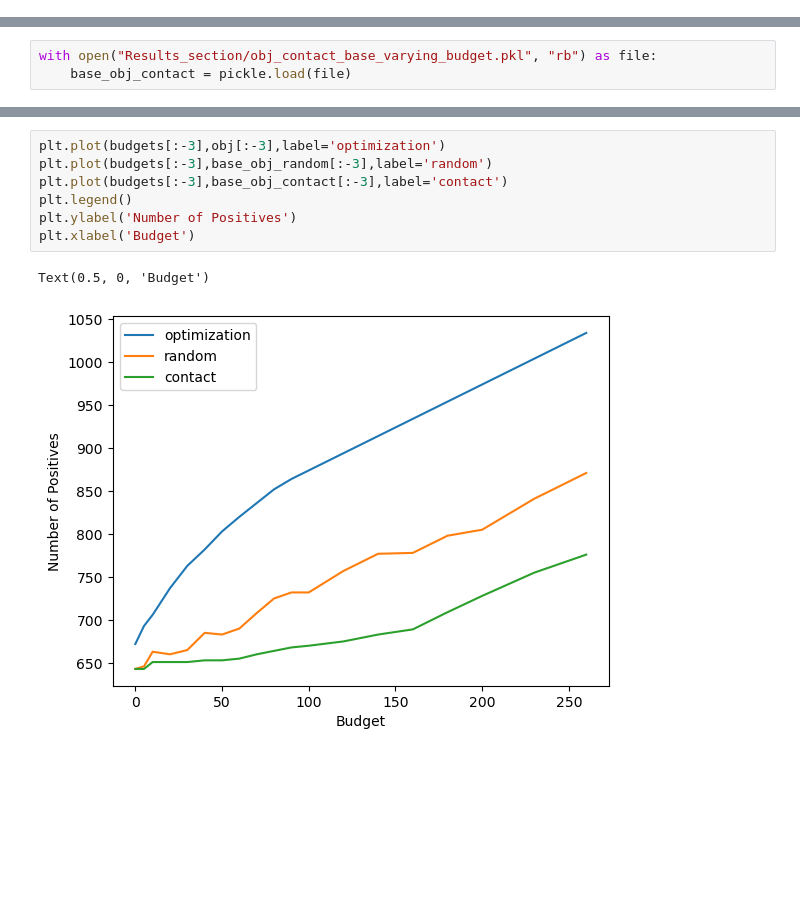
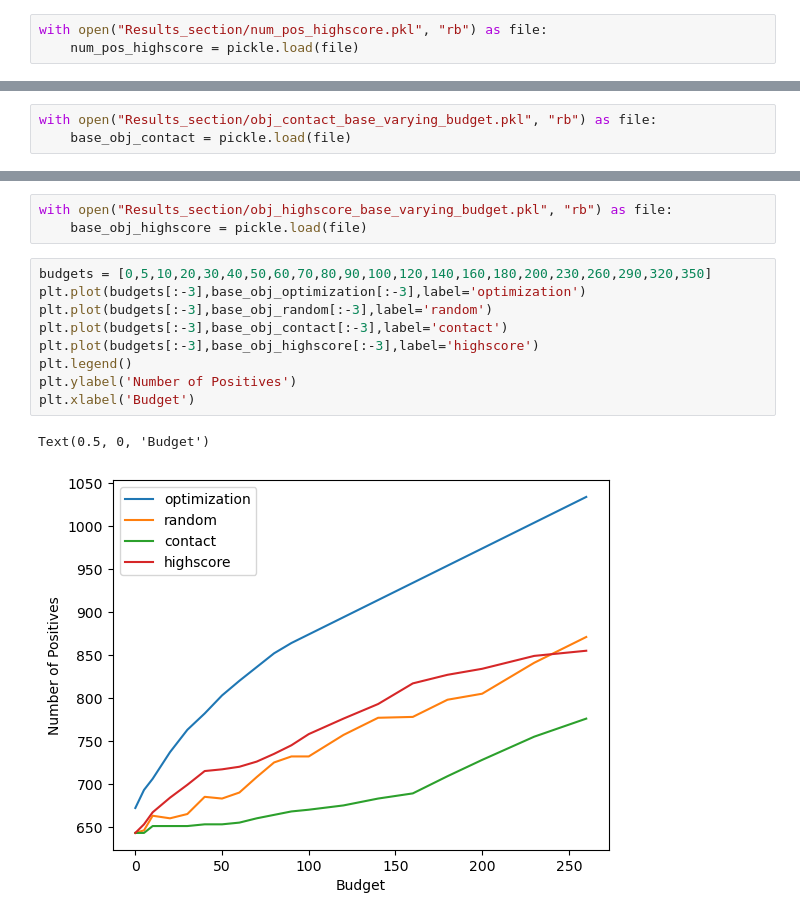
Before and after one commit to suyanpengzhang/HPV-Network, a Jupyter notebook: HPV--Optimization Result--Paper.ipynb, the cells around one changed output, grey strips where cells are left out. Cells and saved outputs as stored; diff of their text form; blank space fills up the shorter version.

```diff
--- a/HPV--Optimization Result--Paper.ipynb
+++ b/HPV--Optimization Result--Paper.ipynb
@@ -49,3 +70,6 @@ with open("Results_section/num_pos_optimization.pkl", "rb") as file:
+# %%
+with open("Results_section/num_pos_highscore.pkl", "rb") as file:
+    num_pos_highscore = pickle.load(file)
 # %%
 # generate random solutions
 random_sol = []
@@ -293,10 +333,15 @@ with open("Results_section/obj_contact_base_varying_budget.pkl", "rb") as file:
+# %%
+with open("Results_section/obj_highscore_base_varying_budget.pkl", "rb") as file:
+    base_obj_highscore = pickle.load(file)
 # %%
-plt.plot(budgets[:-3],obj[:-3],label='optimization')
+budgets = [0,5,10,20,30,40,50,60,70,80,90,100,120,140,160,180,200,230,260,290,320,350]
+plt.plot(budgets[:-3],base_obj_optimization[:-3],label='optimization')
 plt.plot(budgets[:-3],base_obj_random[:-3],label='random')
 plt.plot(budgets[:-3],base_obj_contact[:-3],label='contact')
+plt.plot(budgets[:-3],base_obj_highscore[:-3],label='highscore')
 plt.legend()
 plt.ylabel('Number of Positives')
 plt.xlabel('Budget')
 # %% [output]
 Text(0.5, 0, 'Budget')
-[figure, old version]
+[figure, new version]
```
Also changed, not shown: parts of 6 cells of this notebook, 3 other files.
